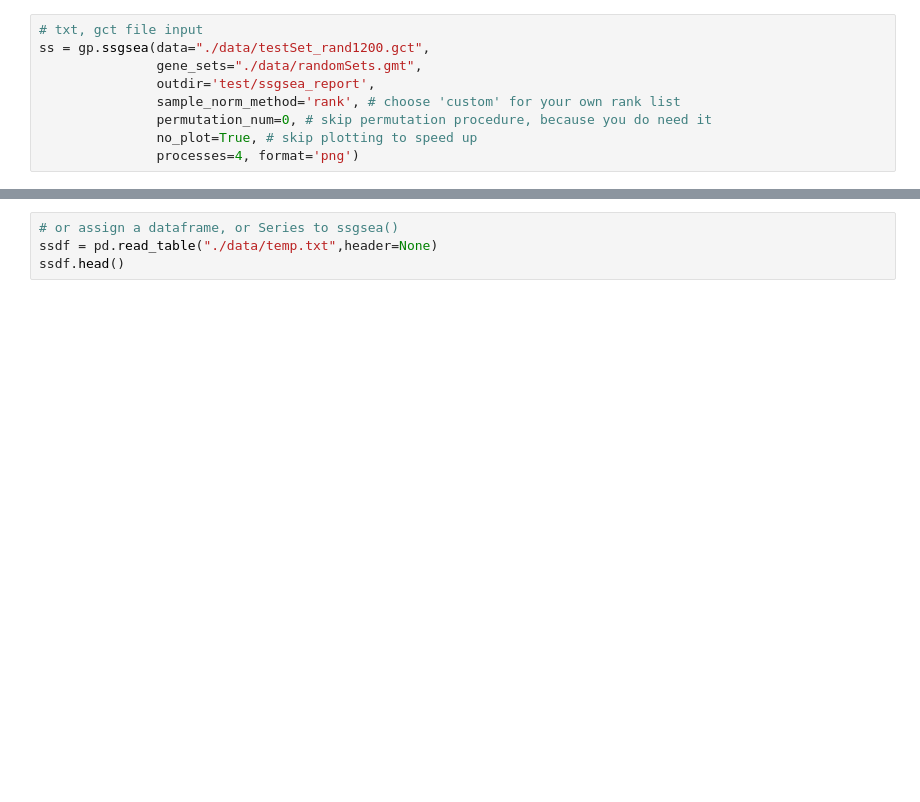
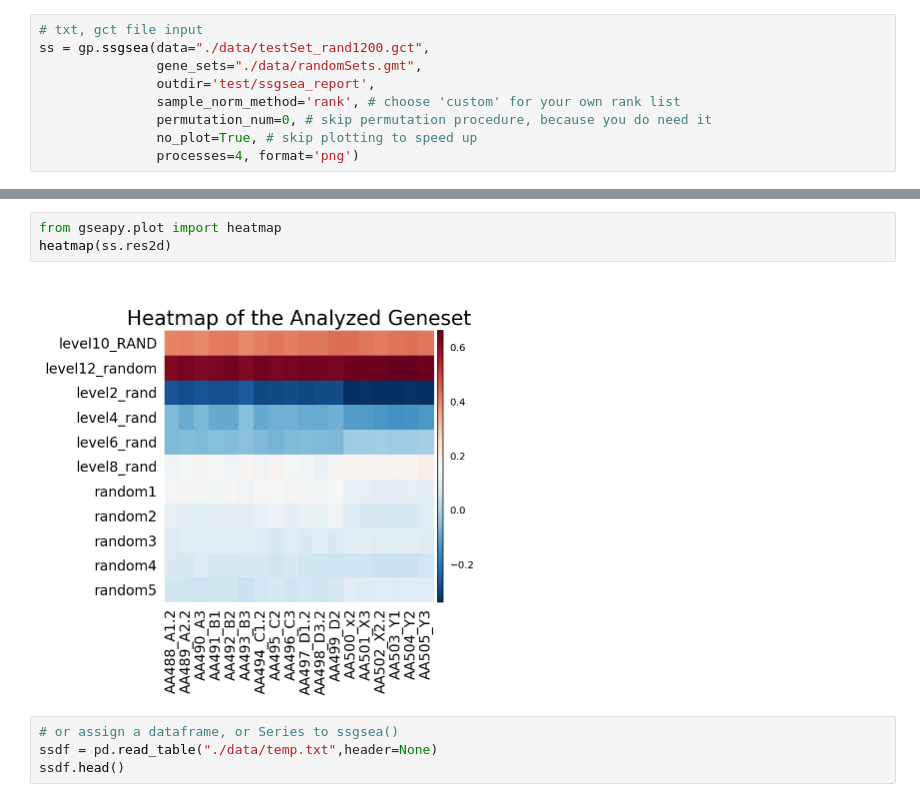
Before and after one commit to zqfang/GSEApy, a Jupyter notebook: docs/gseapy_example.ipynb, the cells around one changed output, grey strips where cells are left out. Cells and saved outputs as stored; diff of their text form; blank space fills up the shorter version.

```diff
--- a/docs/gseapy_example.ipynb
+++ b/docs/gseapy_example.ipynb
@@ -302,3 +312,8 @@ ss = gp.ssgsea(data="./data/testSet_rand1200.gct",
+# %%
+from gseapy.plot import heatmap
+heatmap(ss.res2d)
+# %% [output]
+[figure, added]
 # %%
 # or assign a dataframe, or Series to ssgsea()
 ssdf = pd.read_table("./data/temp.txt",header=None)
```
Also changed, not shown: parts of 21 cells of this notebook.
